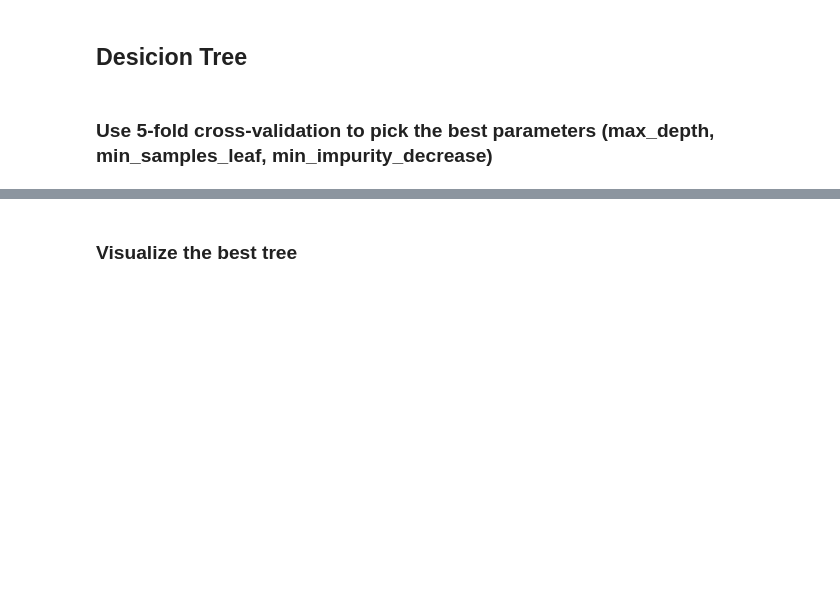
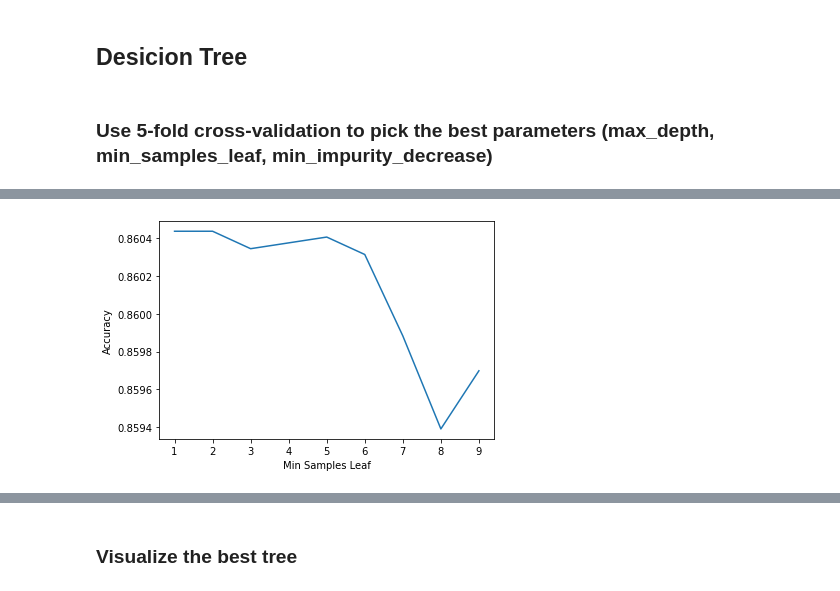
Before and after one commit to elvinzh/AMLP1, a Jupyter notebook: project1.ipynb, the cells around one changed output, grey strips where cells are left out. Cells and saved outputs as stored; diff of their text form; code cells hidden in the pictures; blank space fills up the shorter version.

```diff
--- a/project1.ipynb
+++ b/project1.ipynb
@@ -329,0 +344,14 @@ Wall time: 2min 14s
+# %%
+accuracy = []
+for min_samples_leaf in np.arange(1,10):
+    model = DecisionTreeClassifier(max_depth=best_cfg[0], min_samples_leaf=min_samples_leaf, min_impurity_decrease=best_cfg[2])
+    #find the best 5-fold cross validation score accuracy
+    acc = cross_validation(model, X_train, y_train, 5).mean()
+    accuracy.append(acc)
+
+plt.plot(range(1,10), accuracy)
+plt.ylabel('Accuracy')
+plt.xlabel('Min Samples Leaf')
+plt.show()
+# %% [output]
+[figure, added]
```
Also changed, not shown: parts of 6 cells of this notebook, 2 other files.
